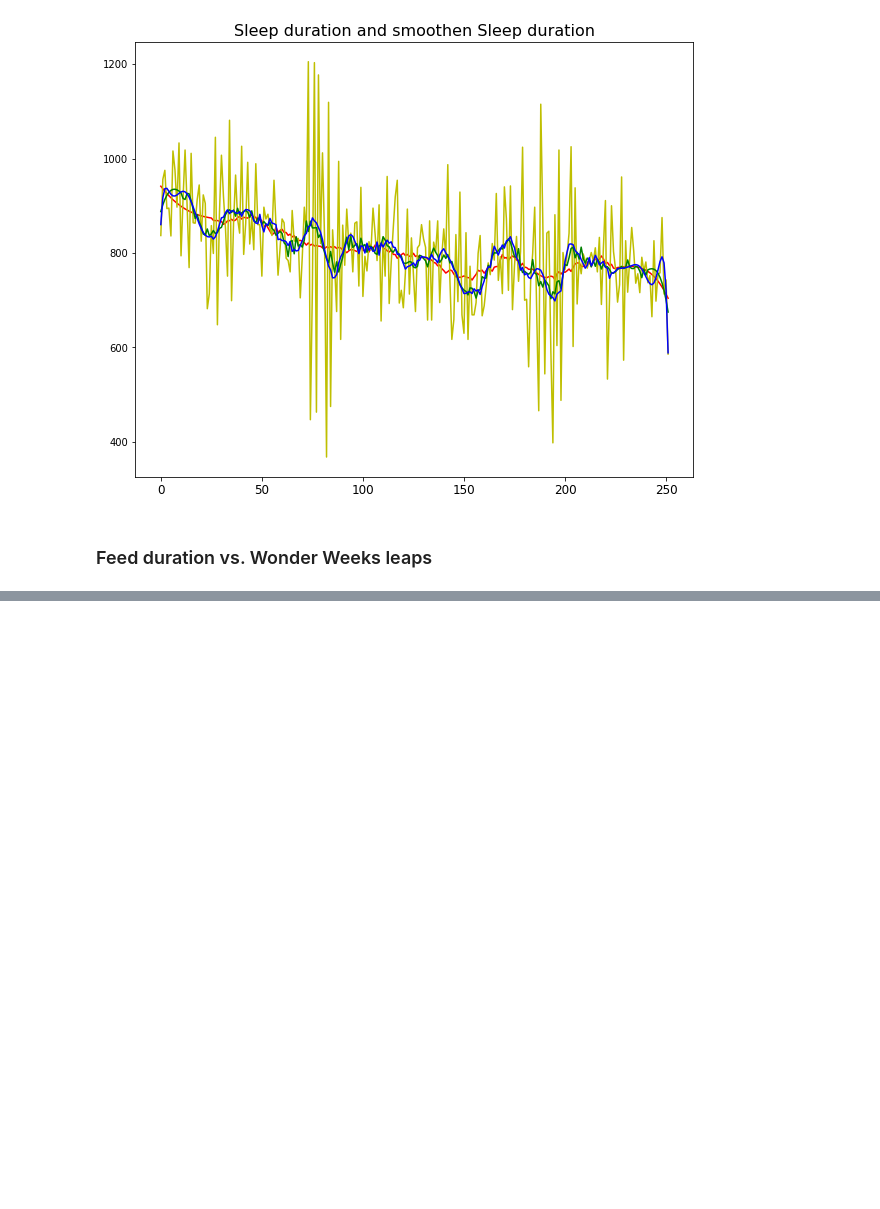
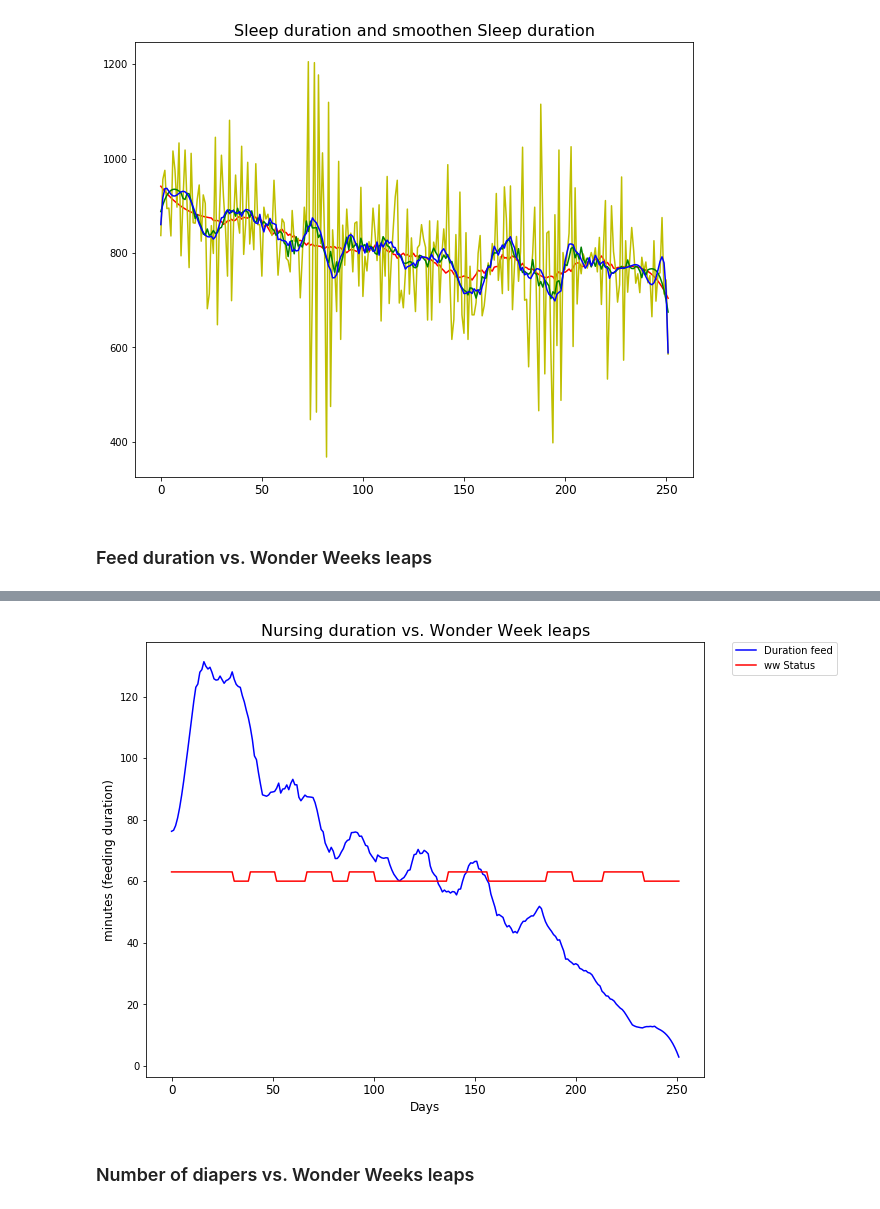
Before and after one commit to yhpf/matochsovklocka, a Jupyter notebook: data_wonderweek.ipynb, the cells around one changed output, grey strips where cells are left out. Drawn from its saved outputs; the diff is of its cells as text; code cells hidden in the pictures; blank space fills up the shorter version.

Commit message:
plots for feeding and diapers added

```diff
--- a/data_wonderweek.ipynb
+++ b/data_wonderweek.ipynb
@@ -172,3 +172,6 @@ plt.show();
 [figure]
 # %% [markdown]
 ### Feed duration vs. Wonder Weeks leaps
+# %%
+data['status_d_feed'] = data['status'].replace([0, 1, 2, 3] , [63, 60, 63, 60])
+data.head()
@@ -174,0 +185,30 @@ plt.show();
+# %%
+y1 = data.Duration_feed.values
+x1 = data.index.values
+y1hat = savgol_filter(y1, 21, 3) # window size, polynomial order
+
+y2 = data.status_d_feed.values
+x2 = data.index.values
+
+fig, ax = plt.subplots()
+fig.set_size_inches(10, 8)
+
+ax.plot(x1, y1hat, label="Duration feed", color='b')
+ax.plot(x2, y2, label="ww Status", color='r')
+
+ax.legend(bbox_to_anchor=(1.05, 1), loc=2, borderaxespad=0.)
+
+plt.xlabel('Days')
+plt.ylabel('minutes (feeding duration)')
+plt.title('Nursing duration vs. Wonder Week leaps')
+
+plt.rc('axes', titlesize=16)
+plt.rc('axes', labelsize=12)
+plt.rc('xtick', labelsize=12)
+plt.rc('figure', titlesize=12)
+
+plt.show();
+# %% [output]
+[figure, added]
+# %% [markdown]
+### Number of diapers vs. Wonder Weeks leaps
```
Also changed, not shown: parts of 3 cells of this notebook.
